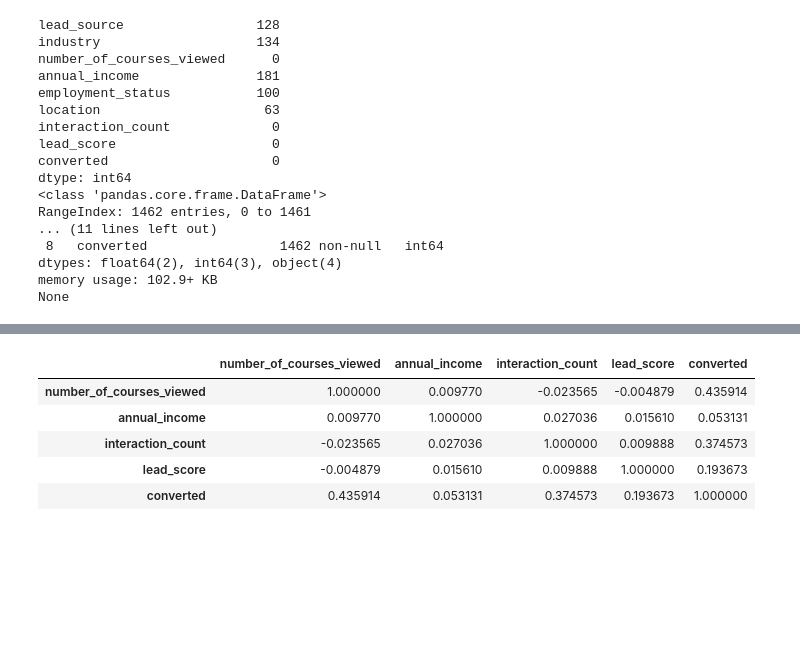
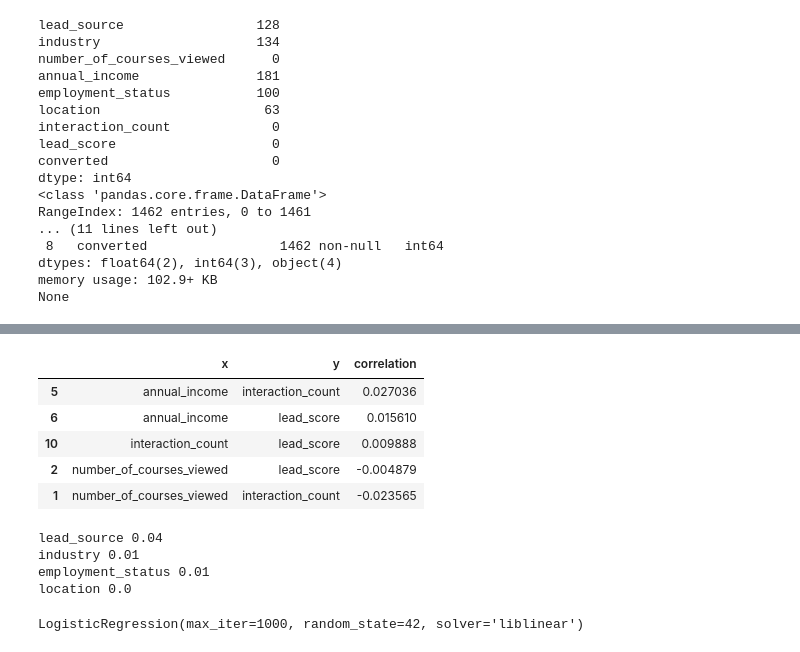
Before and after one commit to ferdlpz/machine-learning-zoomcamp-homework, a Jupyter notebook: 03 - Classification/Homework3.ipynb, the cells around one changed output, grey strips where cells are left out. Cells and saved outputs as stored; diff of their text form; code cells hidden in the pictures; blank space fills up the shorter version.

```diff
--- a/03 - Classification/Homework3.ipynb
+++ b/03 - Classification/Homework3.ipynb
@@ -27,9 +30,16 @@ RangeIndex: 1462 entries, 0 to 1461
 dtypes: float64(2), int64(3), object(4)
 memory usage: 102.9+ KB
 None
+# %%
+categorical_columns = list(df.dtypes[df.dtypes == 'object'].index)
+numerical_columns = list(df.dtypes[df.dtypes != 'object'].index)
+
+for c in categorical_columns:
+    df[c] = df[c].fillna('NA')
+
+for c in numerical_columns:
+    df[c] = df[c].fillna(0)
 # %%
 # question 1
-for c in ['lead_source', 'industry', 'employment_status', 'location']:
-    df[c] = df[c].fillna('NA')
 
-df['annual_income'] = df['annual_income'].fillna(0)
+df['industry'].mode()
@@ -60,13 +49,24 @@ memory usage: 102.9+ KB
 # %%
 # question 2
+x_var = []
+y_var = []
+correl = []
 
-num_cols = list(df.dtypes[df.dtypes != 'object'].index)
-
-df[num_cols].corr()
+for x in df[numerical_columns].corr().index:
+    for y in df[numerical_columns].corr().columns:
+        if x != y:
+            x_var.append(x)
+            y_var.append(y)
+            correl.append(df[numerical_columns].corr().loc[x, y])
+correlation_df = pd.DataFrame({'x': x_var, 'y': y_var, 'correlation': correl})
+correlation_df = correlation_df.sort_values(by='correlation', ascending=False)
-# %% [output]
-|  | number_of_courses_viewed | annual_income | interaction_count | lead_score | converted |
-| number_of_courses_viewed | 1.000000 | 0.009770 | -0.023565 | -0.004879 | 0.435914 |
-| annual_income | 0.009770 | 1.000000 | 0.027036 | 0.015610 | 0.053131 |
-| interaction_count | -0.023565 | 0.027036 | 1.000000 | 0.009888 | 0.374573 |
-| lead_score | -0.004879 | 0.015610 | 0.009888 | 1.000000 | 0.193673 |
-| converted | 0.435914 | 0.053131 | 0.374573 | 0.193673 | 1.000000 |
+# %%
+correlation_df[correlation_df['x'].isin(['interaction_count','number_of_courses_viewed', 'annual_income'])
+               & correlation_df['y'].isin(['lead_score','interaction_count', 'interaction_count']) ]
+# %% [output]
+|  | x | y | correlation |
+| 5 | annual_income | interaction_count | 0.027036 |
+| 6 | annual_income | lead_score | 0.015610 |
+| 10 | interaction_count | lead_score | 0.009888 |
+| 2 | number_of_courses_viewed | lead_score | -0.004879 |
+| 1 | number_of_courses_viewed | interaction_count | -0.023565 |
@@ -72,0 +86,30 @@ df[num_cols].corr()
+# %%
+# question 3
+
+from sklearn.metrics import mutual_info_score
+
+for c in categorical_columns:
+    print(c, round(mutual_info_score(y_train, df_train[c]),2))
+# %% [output]
+lead_source 0.04
+industry 0.01
+employment_status 0.01
+location 0.0
+# %%
+# question 4
+
+from sklearn.feature_extraction import DictVectorizer
+
+from sklearn.linear_model import LogisticRegression
+
+dv = DictVectorizer(sparse=False)
+train_dicts = df_train.to_dict(orient='records')
+X_train = dv.fit_transform(train_dicts)
+
+val_dicts = df_val.to_dict(orient='records')
+X_val = dv.transform(val_dicts)
+
+model = LogisticRegression(solver='liblinear', C=1.0, max_iter=1000, random_state=42)
+model.fit(X_train, y_train)
+# %% [output]
+LogisticRegression(max_iter=1000, random_state=42, solver='liblinear')
```
Also changed, not shown: parts of 10 cells of this notebook, 1 other file.
